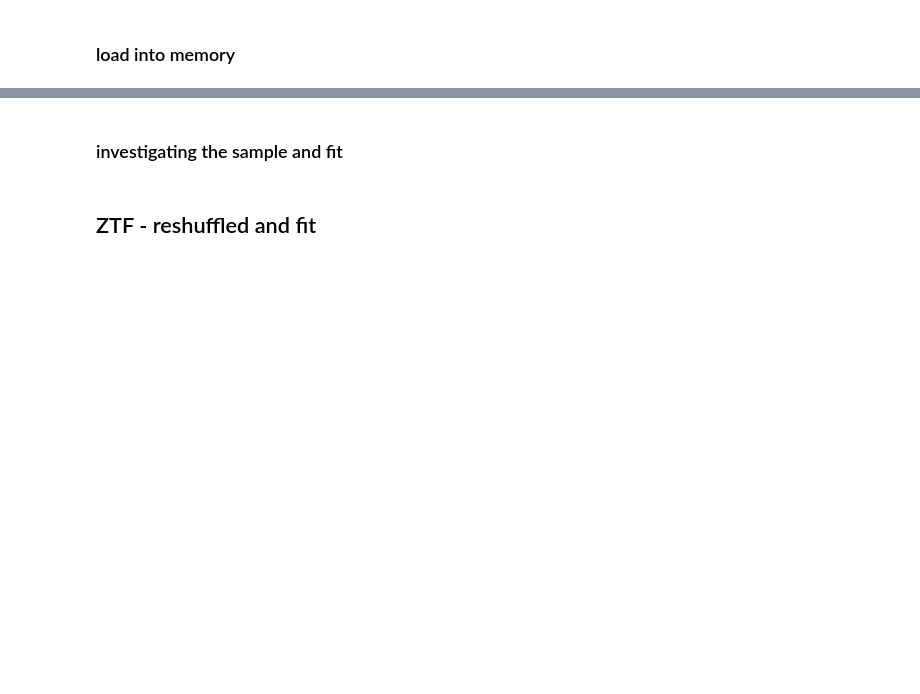
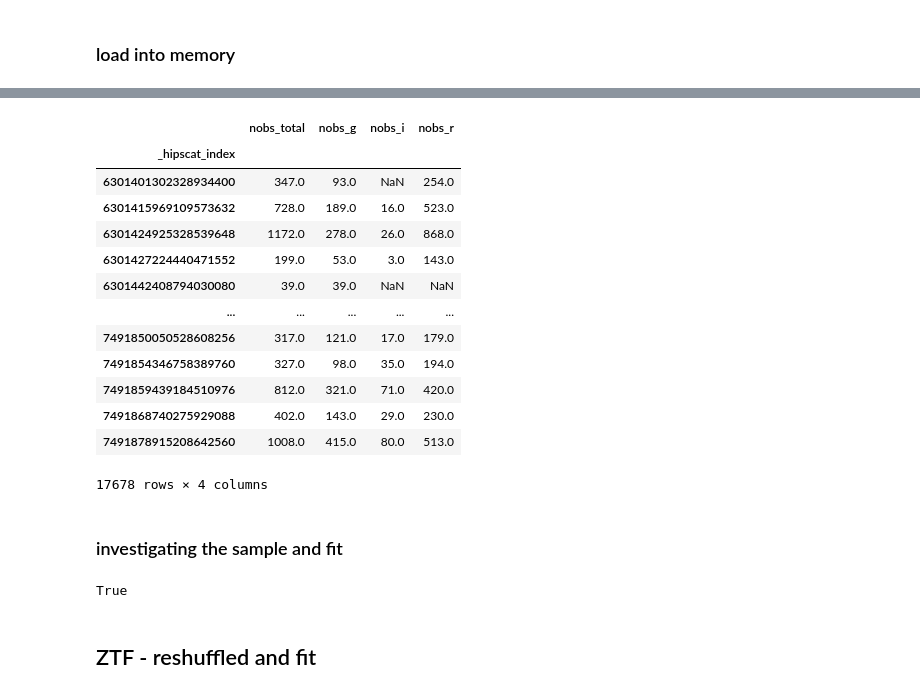
Before and after one commit to lincc-frameworks/notebooks_lf, a Jupyter notebook: PeriodDrw/Fit_ZTF_subset.ipynb, the cells around one changed output, grey strips where cells are left out. Cells and saved outputs as stored; diff of their text form; code cells hidden in the pictures; blank space fills up the shorter version.

Commit message:
added calc_nobs

```diff
--- a/PeriodDrw/Fit_ZTF_subset.ipynb
+++ b/PeriodDrw/Fit_ZTF_subset.ipynb
@@ -144,2 +207,20 @@ ens_source['SDSS_NAME_dr16q_constant'].nunique()
+# %%
+ens.calc_nobs(by_band=True)
+ens.compute("object")
+# %% [output]
+|  | nobs_total | nobs_g | nobs_i | nobs_r |
+| _hipscat_index |  |  |  |  |
+| 6301401302328934400 | 347.0 | 93.0 | NaN | 254.0 |
+| 6301415969109573632 | 728.0 | 189.0 | 16.0 | 523.0 |
+| 6301424925328539648 | 1172.0 | 278.0 | 26.0 | 868.0 |
+| 6301427224440471552 | 199.0 | 53.0 | 3.0 | 143.0 |
+| 6301442408794030080 | 39.0 | 39.0 | NaN | NaN |
+| ... | ... | ... | ... | ... |
+| 7491850050528608256 | 317.0 | 121.0 | 17.0 | 179.0 |
+| 7491854346758389760 | 327.0 | 98.0 | 35.0 | 194.0 |
+| 7491859439184510976 | 812.0 | 321.0 | 71.0 | 420.0 |
+| 7491868740275929088 | 402.0 | 143.0 | 29.0 | 230.0 |
+| 7491878915208642560 | 1008.0 | 415.0 | 80.0 | 513.0 |
+17678 rows × 4 columns
 # %% [markdown]
 ### investigating the sample and fit
@@ -148,3 +227,8 @@ ens.check_lightcurve_cohesion()
+# %%
+# this ensures that lightcurves are congruent in a sense that whole lightcurve is a given partition
+ens.check_lightcurve_cohesion()
+# %% [output]
+True
 # %%
 ens.query("band_ztf_source == 'g'", table="source").prune(50)
 ens._lazy_sync_tables(table="object")
```
Also changed, not shown: parts of 17 cells of this notebook.
